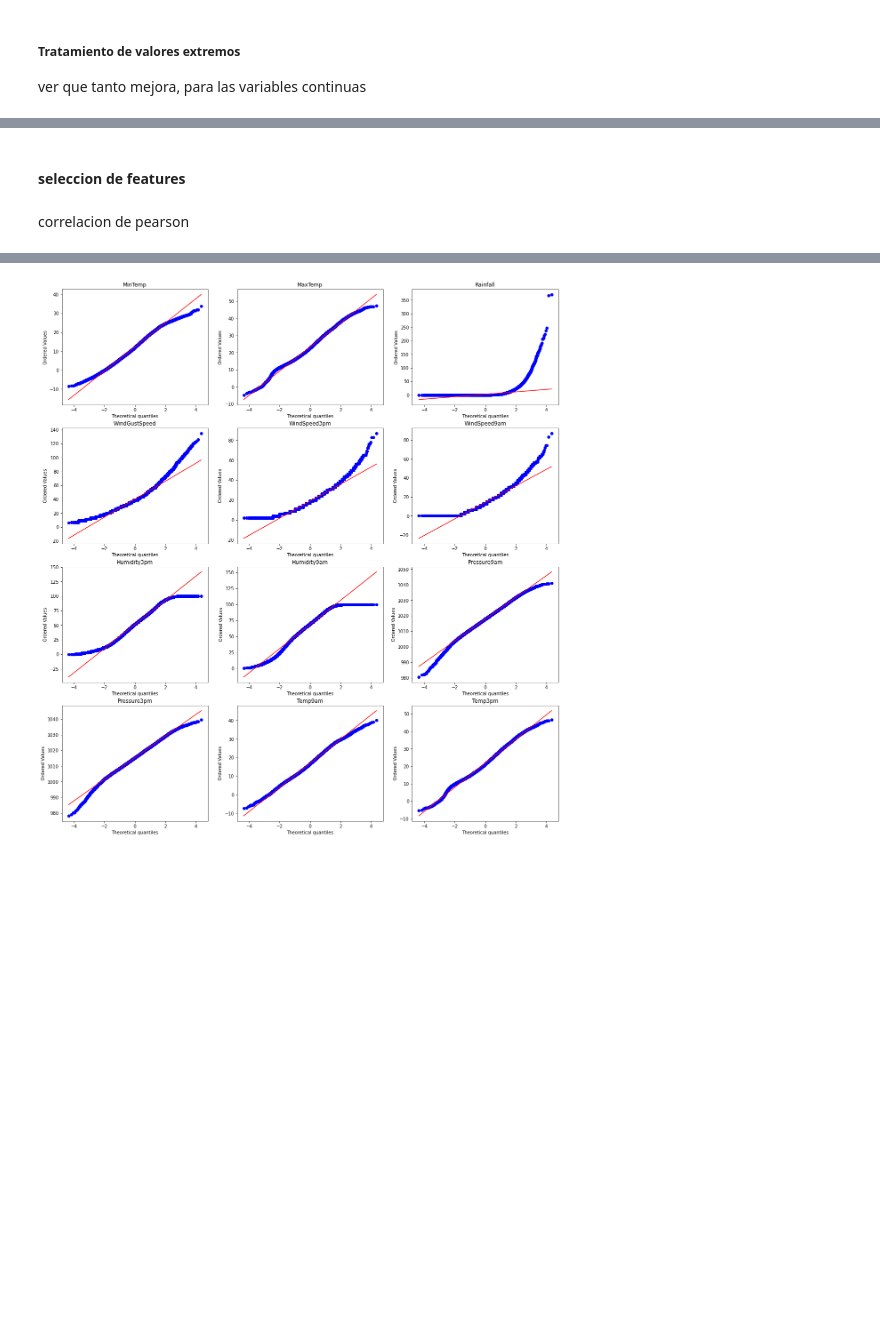
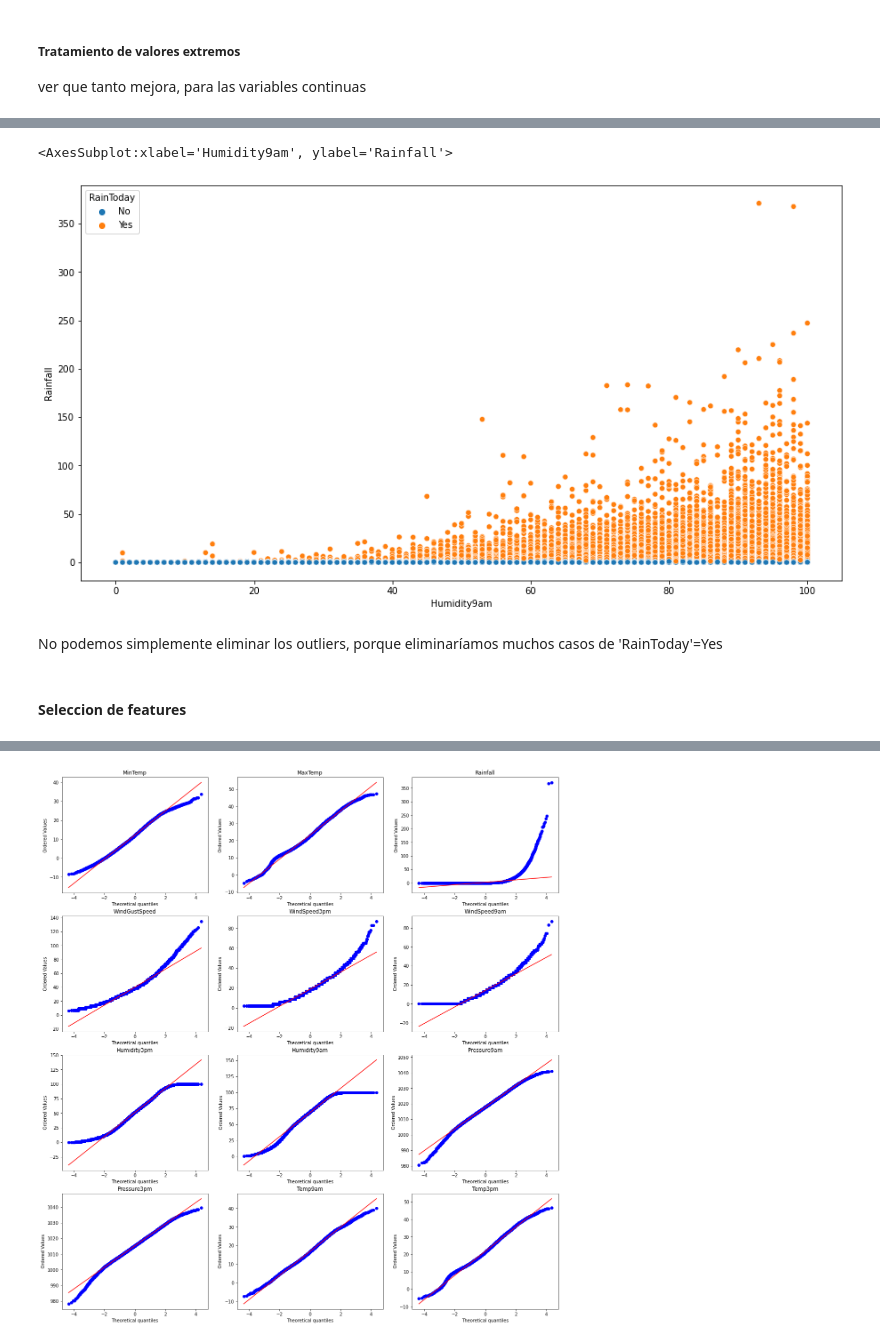
Before and after one commit to freddy120/ad_ceia, a Jupyter notebook: notebooks/tpintegrador/TP Integrador Análisis de datos.ipynb, the cells around one changed output, grey strips where cells are left out. Cells and saved outputs as stored; diff of their text form; code cells hidden in the pictures; blank space fills up the shorter version.

```diff
--- a/notebooks/tpintegrador/TP Integrador Análisis de datos.ipynb
+++ b/notebooks/tpintegrador/TP Integrador Análisis de datos.ipynb
@@ -810,0 +751,8 @@ ver que tanto mejora, para las variables continuas
+# %%
+fig,axes = plt.subplots(1,1,figsize=(15,8))
+sns.scatterplot(data=train_df, x="Humidity9am", y="Rainfall", hue="RainToday", ax=axes)
+# %% [output]
+<AxesSubplot:xlabel='Humidity9am', ylabel='Rainfall'>
+[figure, added]
+# %% [markdown]
+No podemos simplemente eliminar los outliers, porque eliminaríamos muchos casos de 'RainToday'=Yes
@@ -811,7 +812,5 @@ ver que tanto mejora, para las variables continuas
 # %% [markdown]
-#### seleccion de features
+#### Seleccion de features
-# %% [markdown]
-correlacion de pearson
 # %%
 XY_train_df = train_df[['Location_le', 'MinTemp', 'MaxTemp', 'Rainfall', 'WindGustSpeed', 'WindSpeed3pm', 'WindSpeed9am', 'Humidity3pm', 'Humidity9am', 'Pressure9am', 'Pressure3pm', 'Temp9am', 'Temp3pm', 'Date_day', 'Date_month', 'Date_year', 'WindDir9am_sin', 'WindDir9am_cos', 'WindDir3pm_sin', 'WindDir3pm_cos', 'WindGustDir_sin', 'WindGustDir_cos', 'RainToday_enc', 'RainTomorrow_enc']]
 
```
Also changed, not shown: parts of 56 cells of this notebook, 3 other files.
